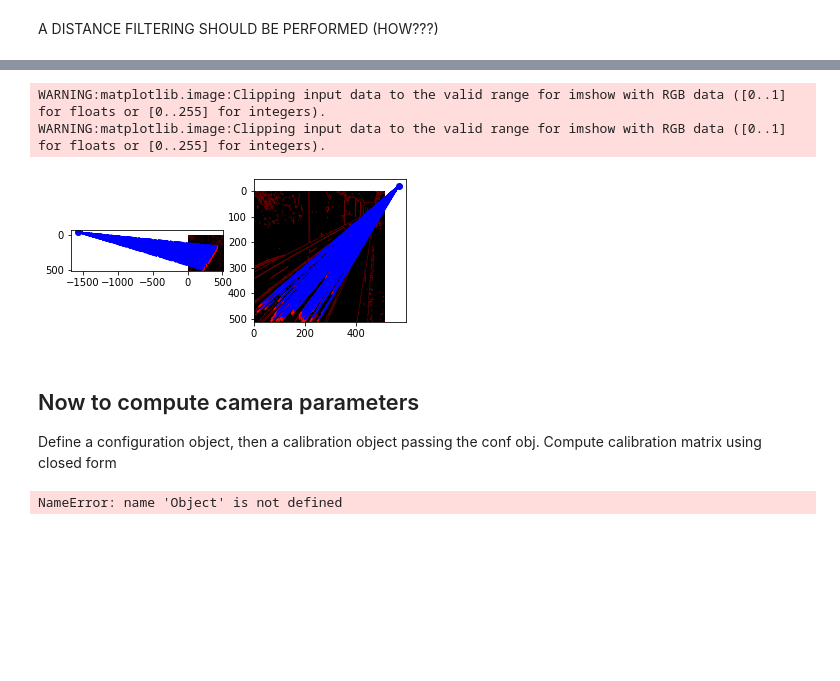
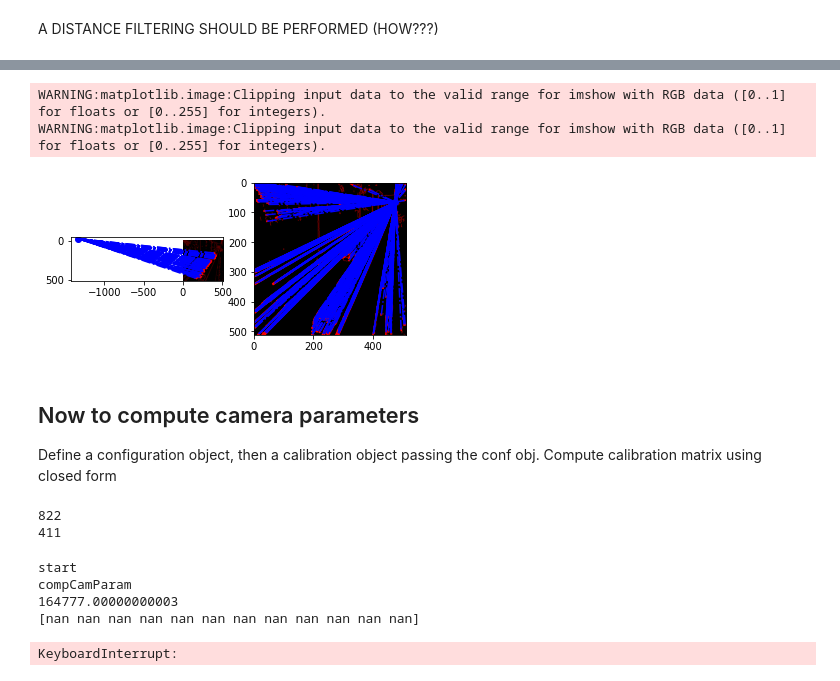
Before and after one commit to hector6298/titulacion_vehice_speed_estimation, a Jupyter notebook: main.ipynb, the cells around one changed output, grey strips where cells are left out. Cells and saved outputs as stored; diff of their text form; code cells hidden in the pictures; blank space fills up the shorter version.

```diff
--- a/main.ipynb
+++ b/main.ipynb
@@ -30,6 +30,10 @@ thetaSetH = []
 thetaSetV = []
 if (cap.isOpened()== False):
   print("Error opening video stream or file")
+else:
+  ret, frame = cap.read()
+  frame = cv2.resize(frame, (512,512))
+  cv2.imwrite("camCal/data/background.jpg",frame )
 while(cap.isOpened()):
   ret, frame = cap.read()
   if ret == True:
@@ -74,5 +78,13 @@ distSetH = flatten(distSetH)
 distSetV = flatten(distSetV)
 thetaSetH = flatten(thetaSetH)
 thetaSetV = flatten(thetaSetV)
+# %%
+from projectiveGeometry import *
+
+lines = transform.probabilistic_hough_line(edgeMap, line_length=3,
+                                           line_gap=2)
+edgelets_road = compute_edgelets(lines)
+vp_road = ransac_vanishing_point(edgelets_road, num_ransac_iter=2000,
+                             threshold_inlier=5)
 # %% [markdown]
 A DISTANCE FILTERING SHOULD BE PERFORMED (HOW???)
@@ -104,14 +91,14 @@ print(scaleddistSetRealH)
 # %%
-from projectiveGeometry import vis_model, compute2vps
+
 vp1, vp2 = compute2vps(lineSetH, lineSetV)
 fig, (ax1, ax2) = plt.subplots(1,2)
 vis_model(empty, lineSetH, vp1, ax=ax1, show=False)
-vis_model(empty, lineSetV, vp2, ax=ax2, show=False)
+vis_model(empty, lines, vp_road, ax=ax2, show=False)
 plt.show()
 # %% [output]
 WARNING:matplotlib.image:Clipping input data to the valid range for imshow with RGB data ([0..1] for floats or [0..255] for integers).
 WARNING:matplotlib.image:Clipping input data to the valid range for imshow with RGB data ([0..1] for floats or [0..255] for integers).
-[figure, old version]
+[figure, new version]
 # %% [markdown]
 ## Now to compute camera parameters
 Define a configuration object, then a calibration object passing the conf obj. Compute calibration matrix using closed form
@@ -118,16 +118,36 @@ Define a configuration object, then a calibration object passing the conf obj. C
+# %%
+print(len(list(map(lambda l: list(l),flatten(lineSetH)))))
+print(len(distSetRealH))
+# %% [output]
+822
+411
 # %%
 from camCal.camCalObjs import CCfg
 from camCal.EDAopt import CCamCal
-
+vp1 = tuple(map(lambda x: int(x), vp1))
+vp2 = tuple(map(lambda x: int(x), vp2))
+vp1 = (vp1[1], vp1[0])
+vp2 = (vp2[1], vp2[0])
 configuration = CCfg(
-    Vr=vp2,
-    Vl=vp1,
+    Vr=vp2[:2],
+    Vl=vp1[:2],
     frameSize=(512,512),
     camHeightMax=5,
     camHeightMin=2,
     linePoints=lineSetH,
-    lineDists=lineDistH,
+    lineDists=distSetRealH,
     optimize=False
 )
+
+calibrator = CCamCal(
+    oCfg=configuration,
+    oImgBg=frame
+)
-# %% [output]
-NameError: name 'Object' is not defined
+# %%
+calibrator.process((vp2[:2],vp1[:2]))
+# %% [output]
+start
+compCamParam
+164777.00000000003
+[nan nan nan nan nan nan nan nan nan nan nan nan]
+KeyboardInterrupt:
```
Also changed, not shown: parts of 2 cells of this notebook, 22 other files.
